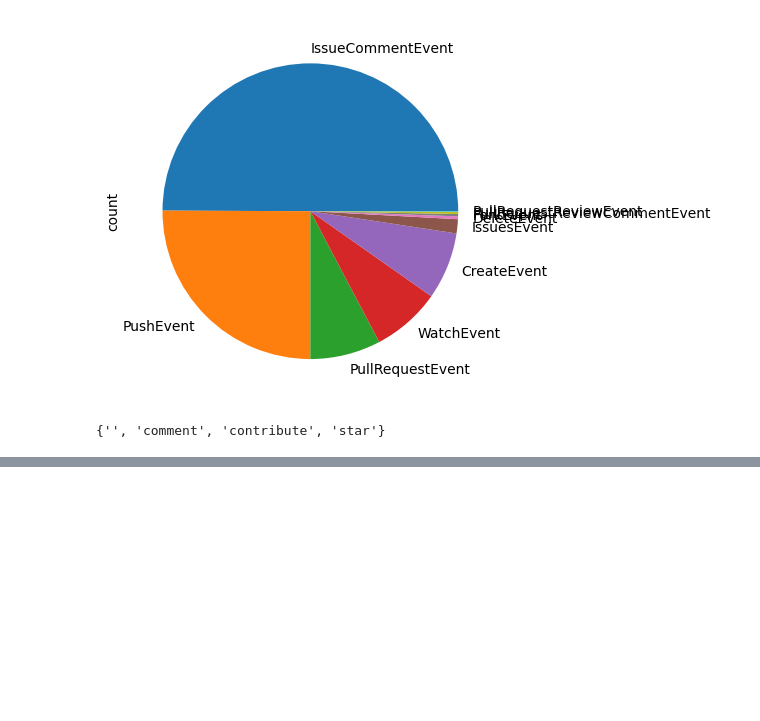
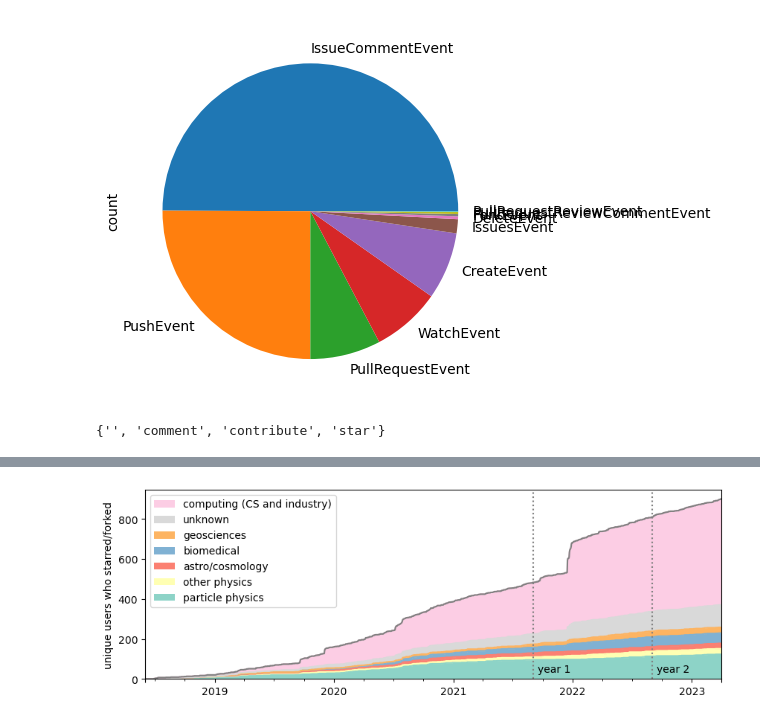
Before and after one commit to jpivarski-talks/2023-05-09-chep23-analysis-of-physicists, a Jupyter notebook: analysis/hep-vs-other.ipynb, the cells around one changed output, grey strips where cells are left out. Saved outputs shown, nothing was run; the diff lists cells and outputs as text; code cells hidden in the pictures; blank space fills up the shorter version.

Commit message:
Final plots for hep-vs-other.

```diff
--- a/analysis/hep-vs-other.ipynb
+++ b/analysis/hep-vs-other.ipynb
@@ -256,4 +257,4 @@ set(df["event_type"])
 # %% [output]
 {'', 'comment', 'contribute', 'star'}
 # %%
-df
+df.sort_values("timestamp", inplace=True)
@@ -273,0 +261,4 @@ df
+# %%
+df["timestamp"] = pd.to_datetime(df["timestamp"], unit="s")
+# %%
+df.set_index("timestamp", inplace=True)
@@ -273,0 +282,30 @@ df
+# %%
+fig, ax = plt.subplots(figsize=(10, 3.3))
+
+cumulative = pd.DataFrame({}, index=pd.DatetimeIndex(pd.date_range(start="2018-06-01", end="2023-04-01", freq="D")))
+
+for category in ["particle physics", "other physics", "astro/cosmology", "biomedical", "geosciences", "unknown", "computing (CS and industry)"]:
+    selected = df[(df["event_type"] == "star") & (df["category"] == category)]
+    cumulative[category] = selected["actor_id"].drop_duplicates(keep="first").resample("D").count().cumsum()
+
+cumulative.ffill().fillna(0).plot.area(ax=ax, stacked=True, color=["#8dd3c7", "#ffffb3", "#fb8072", "#80b1d3", "#fdb462", "#d9d9d9", "#fccde4"])
+
+for collection in ax.collections:
+    collection.set_edgecolor("black")
+    collection.set_linewidth(0)
+
+cumulative.ffill().fillna(0).sum(axis=1).plot.line(color="gray")
+
+ax.axvline("2021-09-01", ls=":", color="gray")
+ax.axvline("2022-09-01", ls=":", color="gray")
+ax.text("2021-09-15", 50, "year 1", ha="left", va="center")
+ax.text("2022-09-15", 50, "year 2", ha="left", va="center")
+
+handles, labels = ax.get_legend_handles_labels()
+ax.legend(handles[::-1], labels[::-1], loc="upper left")
+
+ax.set_ylabel("unique users who starred/forked")
+fig.savefig("hep-vs-other-star.pdf")
+fig.savefig("hep-vs-other-star.svg")
+# %% [output]
+[figure, added]
```
Also changed, not shown: parts of 7 cells of this notebook, 6 other files.
